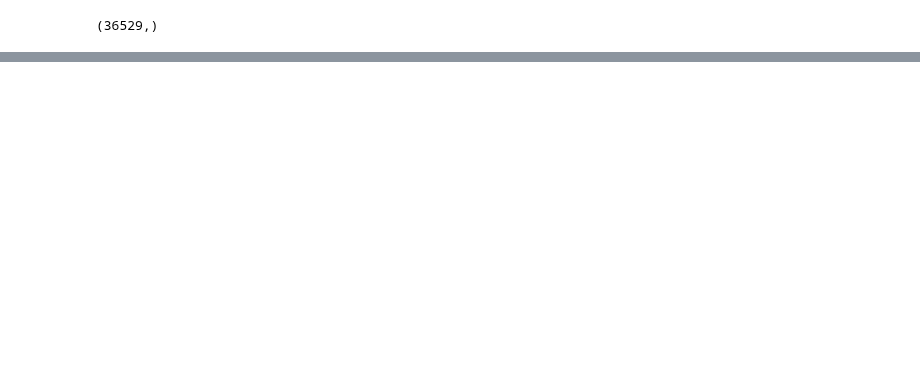
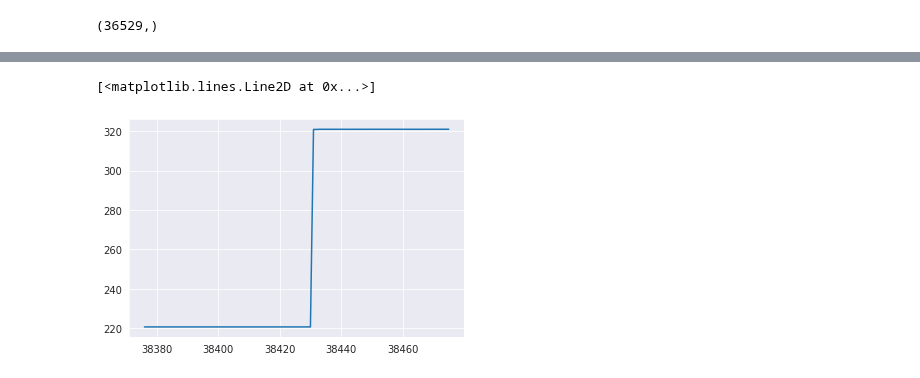
Before and after one commit to andre-la-machado/cnr, a Jupyter notebook: modelling_lstm_colab.ipynb, the cells around one changed output, grey strips where cells are left out. Saved outputs shown, nothing was run; the diff lists cells and outputs as text; code cells hidden in the pictures; blank space fills up the shorter version.

```diff
--- a/modelling_lstm_colab.ipynb
+++ b/modelling_lstm_colab.ipynb
@@ -597,3 +718,8 @@ plt.plot(final_preds.index,final_preds['Production'])
+# %%
+plt.plot(final_preds['Production'].iloc[1000:1100])
+# %% [output]
+[<matplotlib.lines.Line2D at 0x...>]
+[figure, added]
 # %%
 final_preds.to_csv('Submission_LSTM.csv')
 # %%
```
Also changed, not shown: parts of 17 cells of this notebook.
